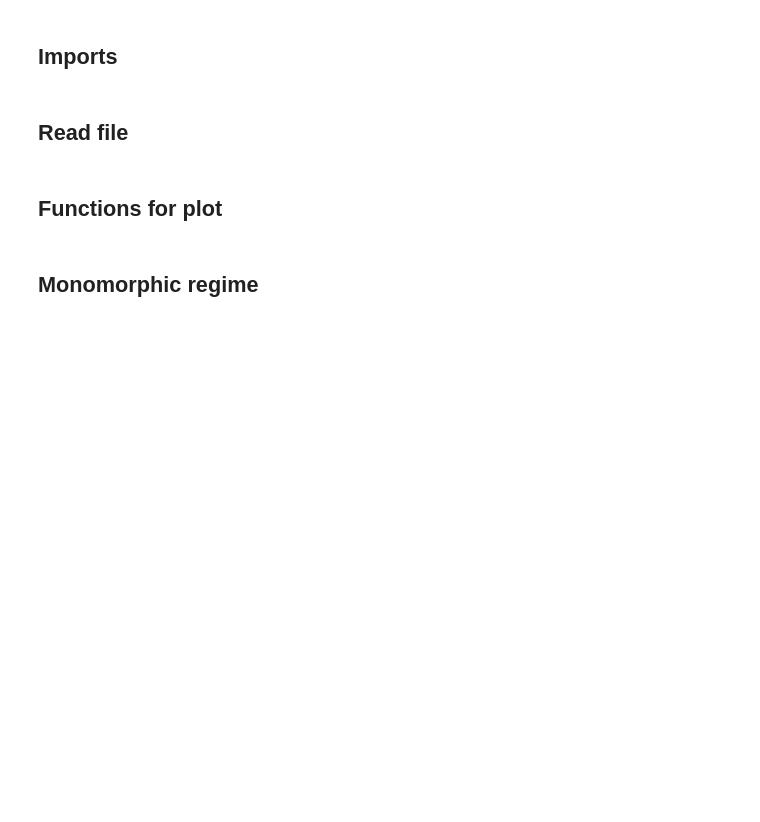
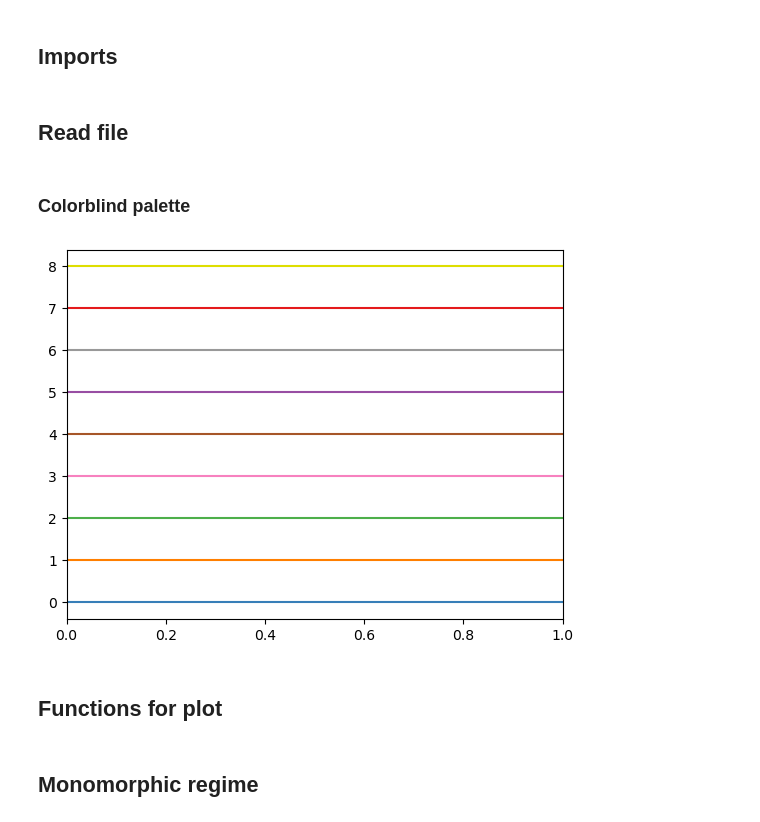
Before and after one commit to alicegenestier/Red_Queen_PRDM0_Panmictic, a Jupyter notebook: graphics_and_interpretations/Red_Queen_observation/Red_Queen_dynamics_without_dosage/Graphic_Red_Queen_without_dosage.ipynb, the cells around one changed output. Saved outputs shown, nothing was run; the diff lists cells and outputs as text; code cells hidden in the pictures; blank space fills up the shorter version.

```diff
--- a/graphics_and_interpretations/Red_Queen_observation/Red_Queen_dynamics_without_dosage/Graphic_Red_Queen_without_dosage.ipynb
+++ b/graphics_and_interpretations/Red_Queen_observation/Red_Queen_dynamics_without_dosage/Graphic_Red_Queen_without_dosage.ipynb
@@ -74,3 +74,5 @@ def readfiles(pathtofile, file_name, ext_name,withoutneutral,withoutnan,minq,min
                 firstline = False
                 nbline=nbline+1
     return (data)
+# %% [markdown]
+### Colorblind palette
@@ -77,3 +83,8 @@ def readfiles(pathtofile, file_name, ext_name,withoutneutral,withoutnan,minq,min
+# %%
+for i in range(len(CB_color_cycle)):
+    plt.axhline(y=i,color=CB_color_cycle[i])
+# %% [output]
+[figure, added]
 # %% [markdown]
 ## Functions for plot
 # %%
```
Also changed, not shown: parts of 17 cells of this notebook, 6 other files.
